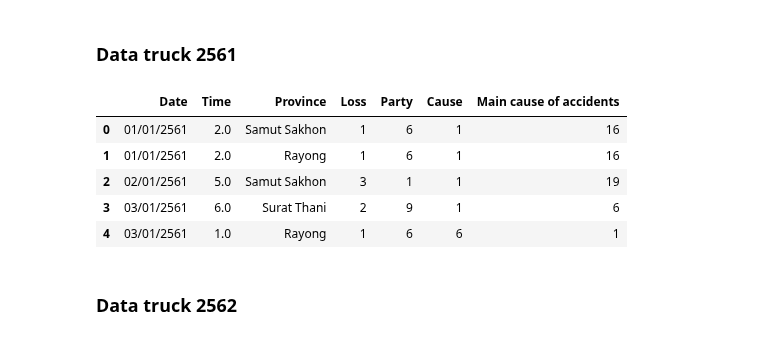
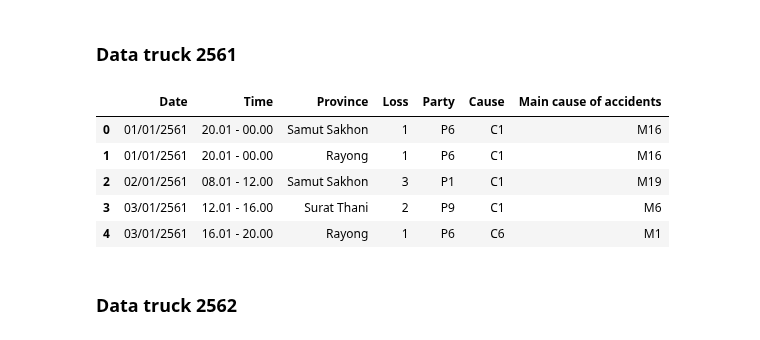
Before and after one commit to Penpitcha0634/BSC_DPDM23, a Jupyter notebook: Group_project2.ipynb, the cells around one changed output. Saved outputs shown, nothing was run; the diff lists cells and outputs as text; code cells hidden in the pictures.

```diff
--- a/Group_project2.ipynb
+++ b/Group_project2.ipynb
@@ -362,3 +353,5 @@ data_truck_61
 | 856 | 29/12/2561 | 6.0 | Chachoengsao | 3 | 1 | 1 | 4 |
 | 857 | 31/12/2561 | 2.0 | Pathum Thani | 1 | 1 | 1 | 1 |
 858 rows × 7 columns
+# %%
+data_truck_61['Party'] = data_truck_61['Party'].astype(str)
@@ -678,0 +848,14 @@ print(data_truck_60000)
+# %%
+# ลบจุดทศนิยม
+data_truck_611['Time'] = data_truck_611['Time'].astype(str)
+data_truck_611['Time'] = data_truck_611['Time'].apply(lambda x: x.strip("0. "))
+# %%
+data_truck_6111 = data_truck_611
+data_truck_611 = pd.DataFrame(data_truck_6111)
+data_truck_611['Time'] = data_truck_611['Time'].apply(lambda x: x.strip())
+data_truck_611['Time'] = data_truck_611['Time'].replace({'1': '16.01 - 20.00',
+'2':'20.01 - 00.00',
+'3':'00.01 - 04.00',
+'4': '04.01 - 08.00 ',
+'5': '08.01 - 12.00',
+'6':'12.01 - 16.00'})
@@ -785,14 +1009,14 @@ data_truck_60000
 # %% [markdown]
 ### Data truck 2561
 # %%
-data_truck_61.head()
+data_truck_6111.head()
 # %% [output]
 |  | Date | Time | Province | Loss | Party | Cause | Main cause of accidents |
-| 0 | 01/01/2561 | 2.0 | Samut Sakhon | 1 | 6 | 1 | 16 |
-| 1 | 01/01/2561 | 2.0 | Rayong | 1 | 6 | 1 | 16 |
-| 2 | 02/01/2561 | 5.0 | Samut Sakhon | 3 | 1 | 1 | 19 |
-| 3 | 03/01/2561 | 6.0 | Surat Thani | 2 | 9 | 1 | 6 |
-| 4 | 03/01/2561 | 1.0 | Rayong | 1 | 6 | 6 | 1 |
+| 0 | 01/01/2561 | 20.01 - 00.00 | Samut Sakhon | 1 | P6 | C1 | M16 |
+| 1 | 01/01/2561 | 20.01 - 00.00 | Rayong | 1 | P6 | C1 | M16 |
+| 2 | 02/01/2561 | 08.01 - 12.00 | Samut Sakhon | 3 | P1 | C1 | M19 |
+| 3 | 03/01/2561 | 12.01 - 16.00 | Surat Thani | 2 | P9 | C1 | M6 |
+| 4 | 03/01/2561 | 16.01 - 20.00 | Rayong | 1 | P6 | C6 | M1 |
 # %% [markdown]
 ### Data truck 2562
 # %%
```
Also changed, not shown: parts of 48 cells of this notebook.
